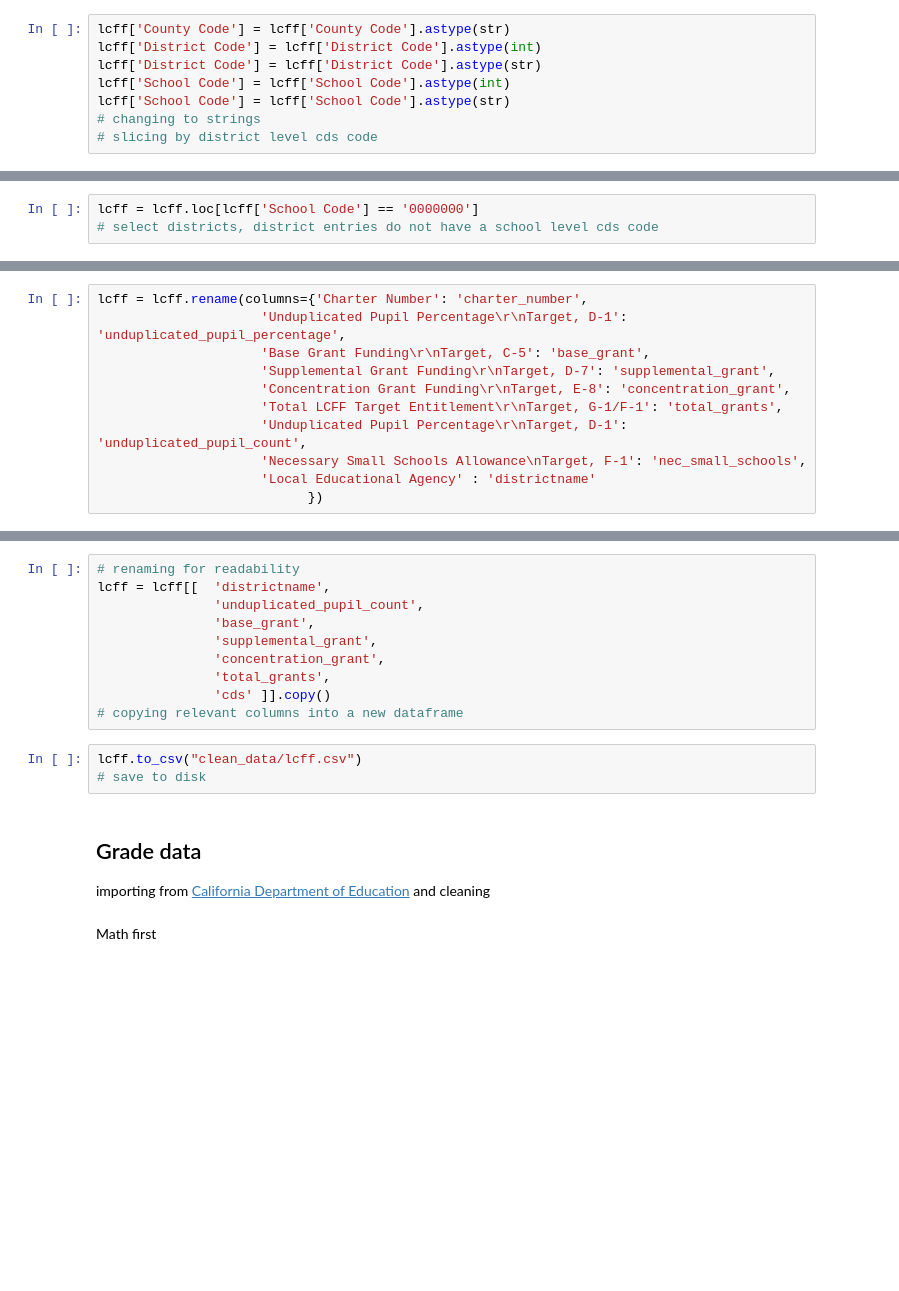
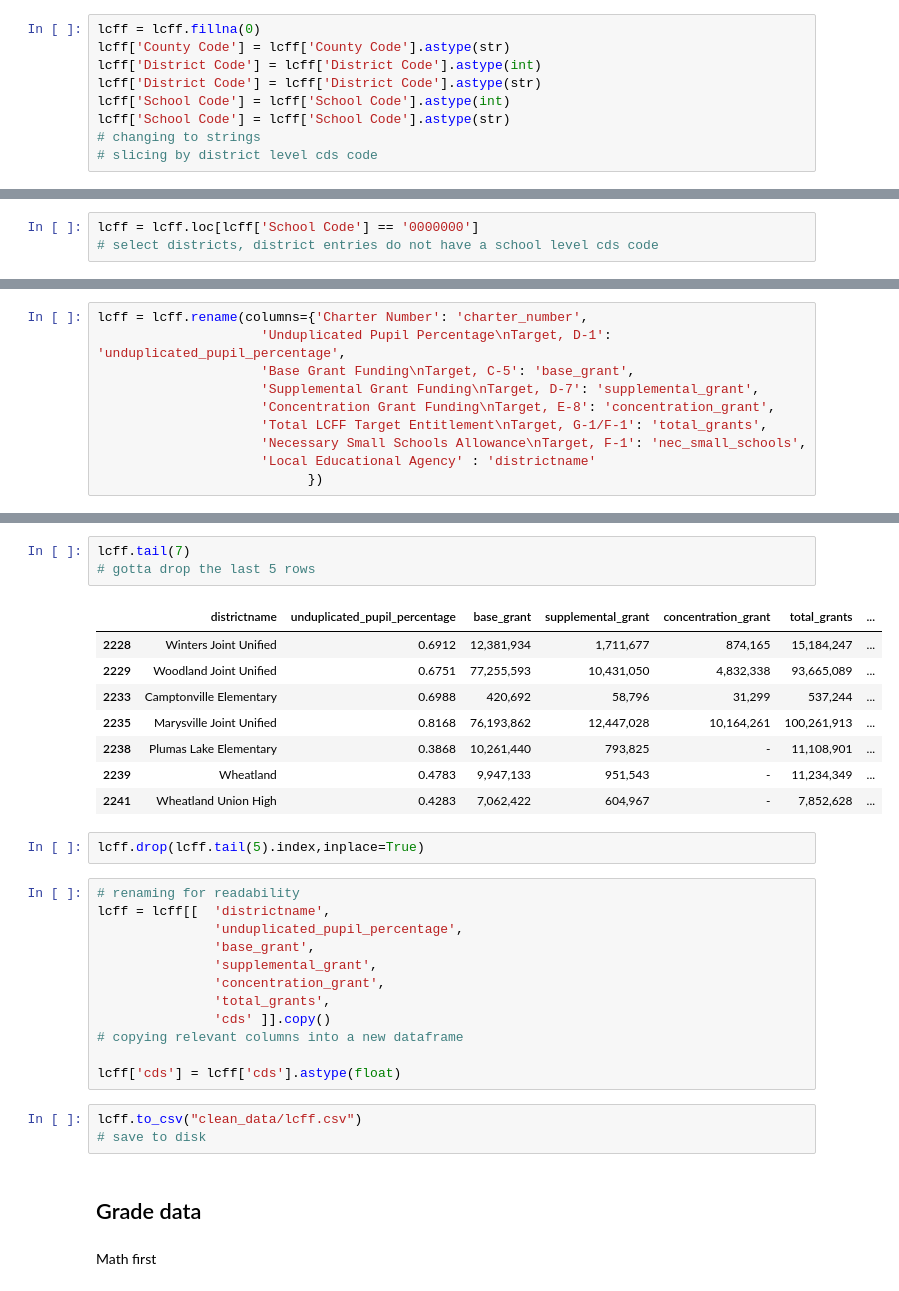
Before and after one commit to fiendskrah/finalcapstone, a Jupyter notebook: 100_data.ipynb, the cells around one changed output, grey strips where cells are left out. Drawn from its saved outputs; the diff is of its cells as text; blank space fills up the shorter version.

```diff
--- a/100_data.ipynb
+++ b/100_data.ipynb
@@ -22,4 +34,5 @@ lcff.drop(lcff.tail(1).index,inplace=True)
 # %%
+lcff = lcff.fillna(0)
 lcff['County Code'] = lcff['County Code'].astype(str)
 lcff['District Code'] = lcff['District Code'].astype(int)
 lcff['District Code'] = lcff['District Code'].astype(str)
@@ -46,11 +85,10 @@ lcff.drop('School Code', axis=1, inplace=True)
 # %%
 lcff = lcff.rename(columns={'Charter Number': 'charter_number',
-                     'Unduplicated Pupil Percentage\r\nTarget, D-1': 'unduplicated_pupil_percentage',
-                     'Base Grant Funding\r\nTarget, C-5': 'base_grant',
-                     'Supplemental Grant Funding\r\nTarget, D-7': 'supplemental_grant',
-                     'Concentration Grant Funding\r\nTarget, E-8': 'concentration_grant',
-                     'Total LCFF Target Entitlement\r\nTarget, G-1/F-1': 'total_grants',
-                     'Unduplicated Pupil Percentage\r\nTarget, D-1': 'unduplicated_pupil_count',
+                     'Unduplicated Pupil Percentage\nTarget, D-1': 'unduplicated_pupil_percentage',
+                     'Base Grant Funding\nTarget, C-5': 'base_grant',
+                     'Supplemental Grant Funding\nTarget, D-7': 'supplemental_grant',
+                     'Concentration Grant Funding\nTarget, E-8': 'concentration_grant',
+                     'Total LCFF Target Entitlement\nTarget, G-1/F-1': 'total_grants',
                      'Necessary Small Schools Allowance\nTarget, F-1': 'nec_small_schools',
                      'Local Educational Agency' : 'districtname'
                            })
@@ -73,19 +95,34 @@ lcff
+# %%
+lcff.tail(7)
+# gotta drop the last 5 rows
+# %% [output]
+|  | districtname | unduplicated_pupil_percentage | base_grant | supplemental_grant | concentration_grant | total_grants | ... |
+| 2228 | Winters Joint Unified | 0.6912 | 12,381,934 | 1,711,677 | 874,165 | 15,184,247 | ... |
+| 2229 | Woodland Joint Unified | 0.6751 | 77,255,593 | 10,431,050 | 4,832,338 | 93,665,089 | ... |
+| 2233 | Camptonville Elementary | 0.6988 | 420,692 | 58,796 | 31,299 | 537,244 | ... |
+| 2235 | Marysville Joint Unified | 0.8168 | 76,193,862 | 12,447,028 | 10,164,261 | 100,261,913 | ... |
+| 2238 | Plumas Lake Elementary | 0.3868 | 10,261,440 | 793,825 | - | 11,108,901 | ... |
+| 2239 | Wheatland | 0.4783 | 9,947,133 | 951,543 | - | 11,234,349 | ... |
+| 2241 | Wheatland Union High | 0.4283 | 7,062,422 | 604,967 | - | 7,852,628 | ... |
+# %%
+lcff.drop(lcff.tail(5).index,inplace=True)
 # %%
 # renaming for readability
 lcff = lcff[[  'districtname',
-               'unduplicated_pupil_count',
+               'unduplicated_pupil_percentage',
                'base_grant',
                'supplemental_grant',
                'concentration_grant',
                'total_grants',
                'cds' ]].copy()
 # copying relevant columns into a new dataframe
+
+lcff['cds'] = lcff['cds'].astype(float)
 # %%
 lcff.to_csv("clean_data/lcff.csv")
 # save to disk
-# %% [markdown]
-## Grade data
-importing from [California Department of Education](https://www.cde.ca.gov/ta/ac/cm/datafilesfall18.asp) and cleaning
+# %% [markdown]
+## Grade data
 # %% [markdown]
 Math first
 # %%
```
Also changed, not shown: parts of 13 cells of this notebook, 14 other files.
